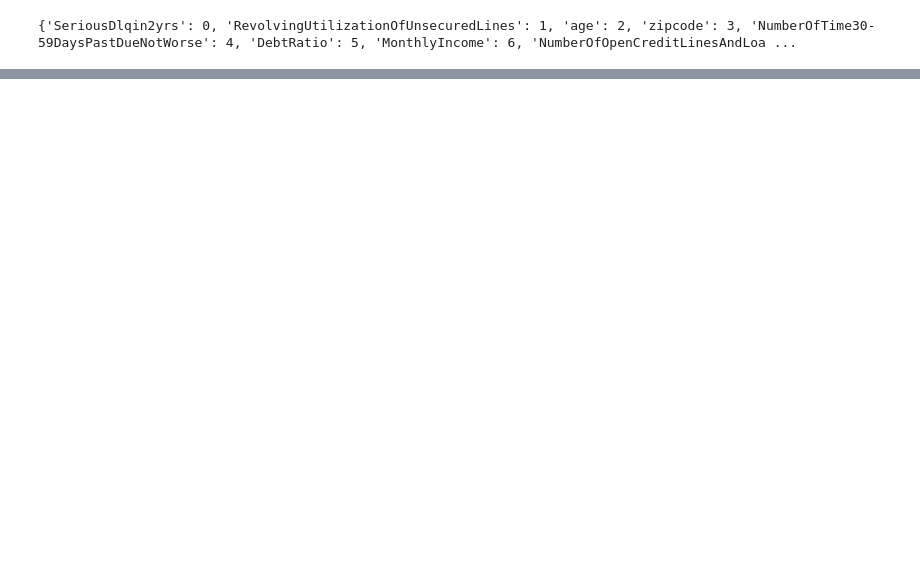
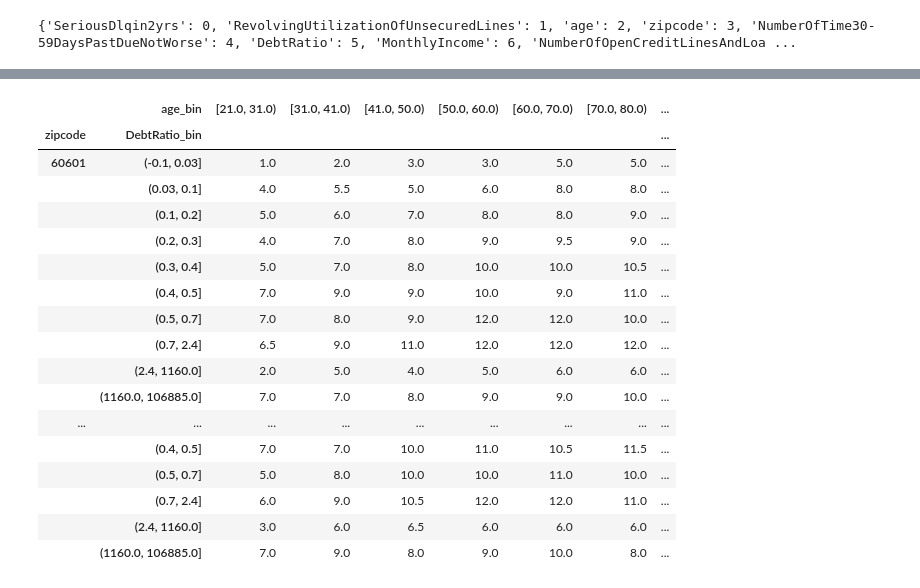
Before and after one commit to lorenh516/financial_distress, a Jupyter notebook: finan_distress.ipynb, the cells around one changed output, grey strips where cells are left out. Saved outputs shown, nothing was run; the diff lists cells and outputs as text; code cells hidden in the pictures; blank space fills up the shorter version.

```diff
--- a/finan_distress.ipynb
+++ b/finan_distress.ipynb
@@ -194,13 +141,0 @@ copy_df.head()
-# %%
-def feature_by_geo(df, geo, expl_var, num_var):
-
-    df_geo = df[(df[geo] != 0) & (df[geo] != '') & (df[geo] != '0')]
-    geo_requests = df_geo.groupby([geo, expl_var])[num_var].count().unstack(expl_var)
-    for val in df[expl_var].unique():
-        pct_col_name = "% of " + val
-        geo_requests[pct_col_name] = (geo_requests[val] / geo_requests[val].sum() * 100)
-    # geo_requests = geo_requests.drop(['Alley Light Out', 'Graffiti Removal', 'Vacant/Abandoned Building'], axis = 1)
-    geo_requests.fillna(value = 0, inplace = True)
-    return geo_requests
-
-geo_req_data = requests_by_geo(copy_df, 'zipcode')
@@ -216,0 +209,32 @@ array([ 55,  71,  51,  45,  57,  48,  34,  30,  50,  26,  64,  61,  39,
+# %%
+def feature_by_geo(df, geo, expl_var, num_var, method = "median"):
+    df_geo = df[(df[geo] != 0)]
+    groupby_list = [geo] + expl_var
+    if method == "median":
+        geo_features = df_geo.groupby(groupby_list)[num_var].median().unstack(level = 1)
+    if method == "count":
+        geo_features = df_geo.groupby(groupby_list)[num_var].count().unstack(level = 1)
+    geo_features.fillna(value = "", inplace = True)
+    return geo_features
+# %%
+geo_req_data = feature_by_geo(copy_df, 'zipcode', ["age_bin", "DebtRatio_bin"], "num_open_credits_loans")
+geo_req_data
+# %% [output]
+|  | age_bin | [21.0, 31.0) | [31.0, 41.0) | [41.0, 50.0) | [50.0, 60.0) | [60.0, 70.0) | [70.0, 80.0) | ... |
+| zipcode | DebtRatio_bin |  |  |  |  |  |  | ... |
+| 60601 | (-0.1, 0.03] | 1.0 | 2.0 | 3.0 | 3.0 | 5.0 | 5.0 | ... |
+|  | (0.03, 0.1] | 4.0 | 5.5 | 5.0 | 6.0 | 8.0 | 8.0 | ... |
+|  | (0.1, 0.2] | 5.0 | 6.0 | 7.0 | 8.0 | 8.0 | 9.0 | ... |
+|  | (0.2, 0.3] | 4.0 | 7.0 | 8.0 | 9.0 | 9.5 | 9.0 | ... |
+|  | (0.3, 0.4] | 5.0 | 7.0 | 8.0 | 10.0 | 10.0 | 10.5 | ... |
+|  | (0.4, 0.5] | 7.0 | 9.0 | 9.0 | 10.0 | 9.0 | 11.0 | ... |
+|  | (0.5, 0.7] | 7.0 | 8.0 | 9.0 | 12.0 | 12.0 | 10.0 | ... |
+|  | (0.7, 2.4] | 6.5 | 9.0 | 11.0 | 12.0 | 12.0 | 12.0 | ... |
+|  | (2.4, 1160.0] | 2.0 | 5.0 | 4.0 | 5.0 | 6.0 | 6.0 | ... |
+|  | (1160.0, 106885.0] | 7.0 | 7.0 | 8.0 | 9.0 | 9.0 | 10.0 | ... |
+| ... | ... | ... | ... | ... | ... | ... | ... | ... |
+|  | (0.4, 0.5] | 7.0 | 7.0 | 10.0 | 11.0 | 10.5 | 11.5 | ... |
+|  | (0.5, 0.7] | 5.0 | 8.0 | 10.0 | 10.0 | 11.0 | 10.0 | ... |
+|  | (0.7, 2.4] | 6.0 | 9.0 | 10.5 | 12.0 | 12.0 | 11.0 | ... |
+|  | (2.4, 1160.0] | 3.0 | 6.0 | 6.5 | 6.0 | 6.0 | 6.0 | ... |
+|  | (1160.0, 106885.0] | 7.0 | 9.0 | 8.0 | 9.0 | 10.0 | 8.0 | ... |
```
Also changed, not shown: parts of 47 cells of this notebook, 1 other file.
